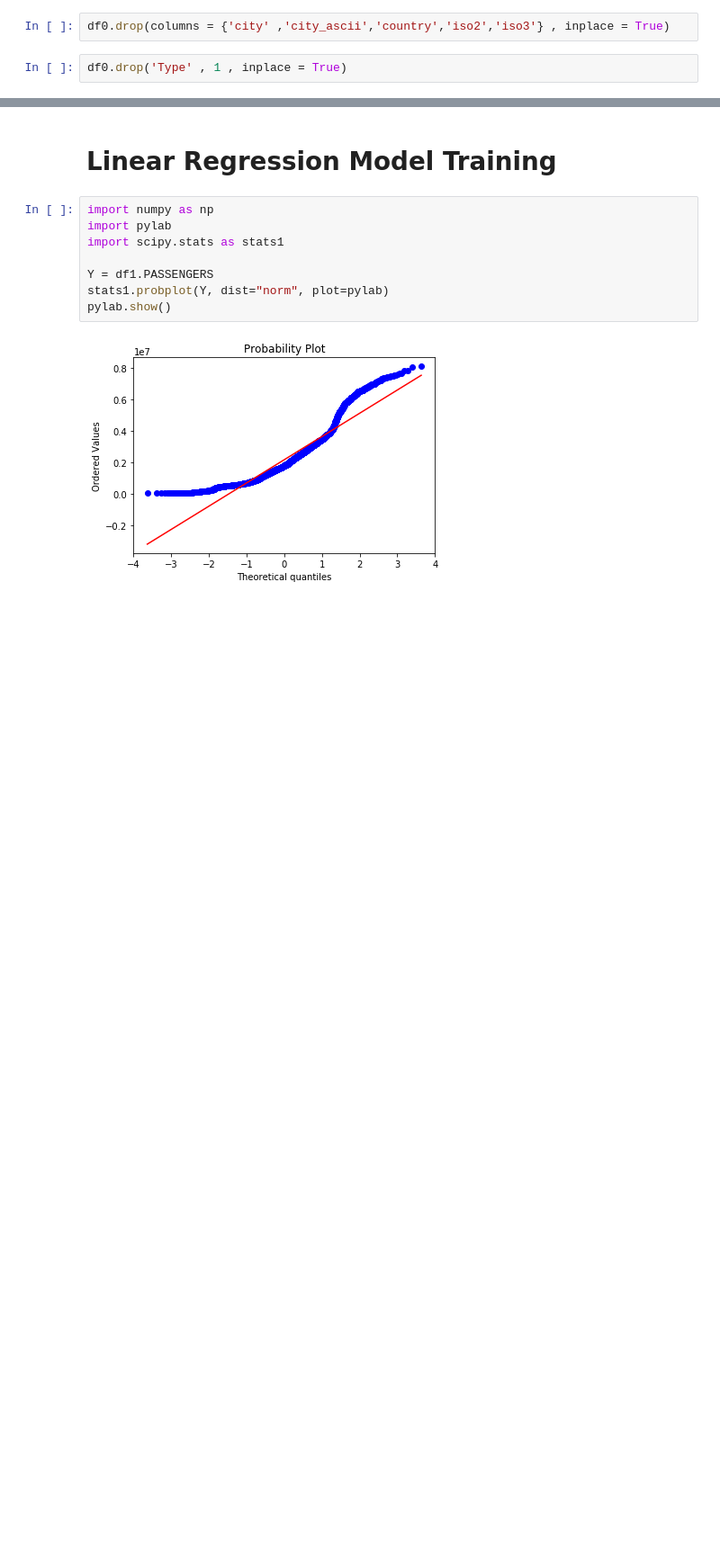
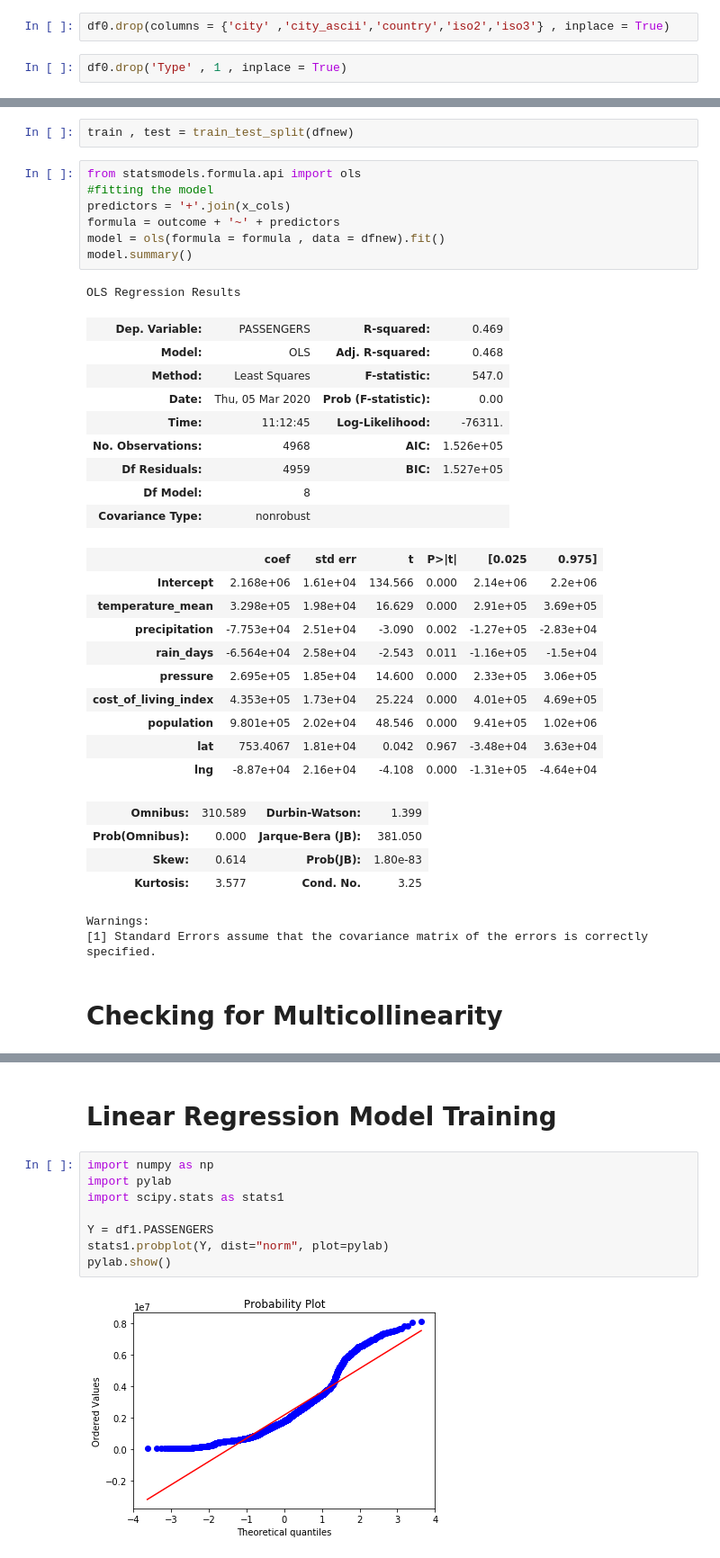
Before and after one commit to jankomah/Travel_Trends_Project, a Jupyter notebook: 4.Rmodels.ipynb, the cells around one changed output, grey strips where cells are left out. Shown at 90% size. Drawn from its saved outputs; the diff is of its cells as text; blank space fills up the shorter version.

```diff
--- a/4.Rmodels.ipynb
+++ b/4.Rmodels.ipynb
@@ -338,0 +364,38 @@ df0.drop('Type' , 1 , inplace = True)
+# %%
+train , test = train_test_split(dfnew)
+# %%
+from statsmodels.formula.api import ols
+#fitting the model
+predictors = '+'.join(x_cols)
+formula = outcome + '~' + predictors
+model = ols(formula = formula , data = dfnew).fit()
+model.summary()
+# %% [output]
+OLS Regression Results
+| Dep. Variable: | PASSENGERS | R-squared: | 0.469 |
+| Model: | OLS | Adj. R-squared: | 0.468 |
+| Method: | Least Squares | F-statistic: | 547.0 |
+| Date: | Thu, 05 Mar 2020 | Prob (F-statistic): | 0.00 |
+| Time: | 11:12:45 | Log-Likelihood: | -76311. |
+| No. Observations: | 4968 | AIC: | 1.526e+05 |
+| Df Residuals: | 4959 | BIC: | 1.527e+05 |
+| Df Model: | 8 |  |  |
+| Covariance Type: | nonrobust |  |  |
+|  | coef | std err | t | P>|t| | [0.025 | 0.975] |
+| Intercept | 2.168e+06 | 1.61e+04 | 134.566 | 0.000 | 2.14e+06 | 2.2e+06 |
+| temperature_mean | 3.298e+05 | 1.98e+04 | 16.629 | 0.000 | 2.91e+05 | 3.69e+05 |
+| precipitation | -7.753e+04 | 2.51e+04 | -3.090 | 0.002 | -1.27e+05 | -2.83e+04 |
+| rain_days | -6.564e+04 | 2.58e+04 | -2.543 | 0.011 | -1.16e+05 | -1.5e+04 |
+| pressure | 2.695e+05 | 1.85e+04 | 14.600 | 0.000 | 2.33e+05 | 3.06e+05 |
+| cost_of_living_index | 4.353e+05 | 1.73e+04 | 25.224 | 0.000 | 4.01e+05 | 4.69e+05 |
+| population | 9.801e+05 | 2.02e+04 | 48.546 | 0.000 | 9.41e+05 | 1.02e+06 |
+| lat | 753.4067 | 1.81e+04 | 0.042 | 0.967 | -3.48e+04 | 3.63e+04 |
+| lng | -8.87e+04 | 2.16e+04 | -4.108 | 0.000 | -1.31e+05 | -4.64e+04 |
+| Omnibus: | 310.589 | Durbin-Watson: | 1.399 |
+| Prob(Omnibus): | 0.000 | Jarque-Bera (JB): | 381.050 |
+| Skew: | 0.614 | Prob(JB): | 1.80e-83 |
+| Kurtosis: | 3.577 | Cond. No. | 3.25 |
+Warnings:
+[1] Standard Errors assume that the covariance matrix of the errors is correctly specified.
+# %% [markdown]
+# Checking for Multicollinearity
```
Also changed, not shown: parts of 20 cells of this notebook.
